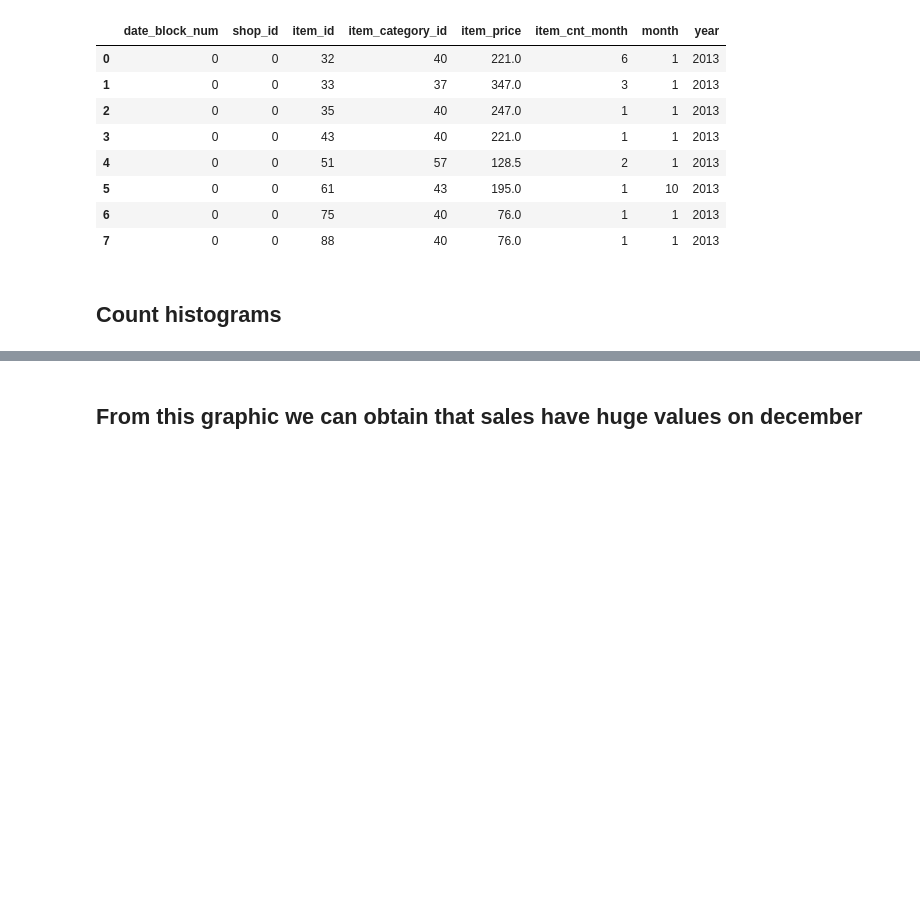
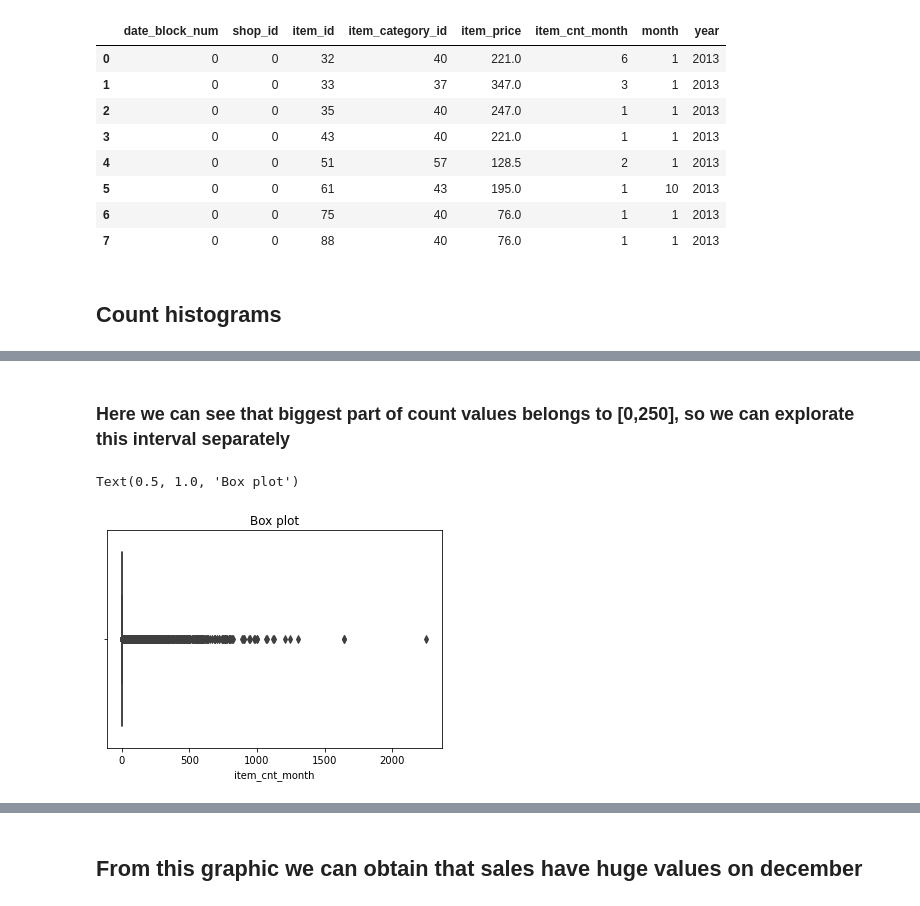
Before and after one commit to Evgeniy-2000/ML_practice_project, a Jupyter notebook: Main.ipynb, the cells around one changed output, grey strips where cells are left out. Cells and saved outputs as stored; diff of their text form; code cells hidden in the pictures; blank space fills up the shorter version.

```diff
--- a/Main.ipynb
+++ b/Main.ipynb
@@ -202,0 +168,7 @@ def get_regression_line(data: pd.Series) -> pd.Series:
+# %% [markdown]
+### Here we can see that biggest part of count values belongs to [0,250], so we can explorate this interval separately
+# %%
+sns.boxplot(x="item_cnt_month", data=train_grouped_by_month).set_title('Box plot')
+# %% [output]
+Text(0.5, 1.0, 'Box plot')
+[figure, added]
```
Also changed, not shown: parts of 53 cells of this notebook.
